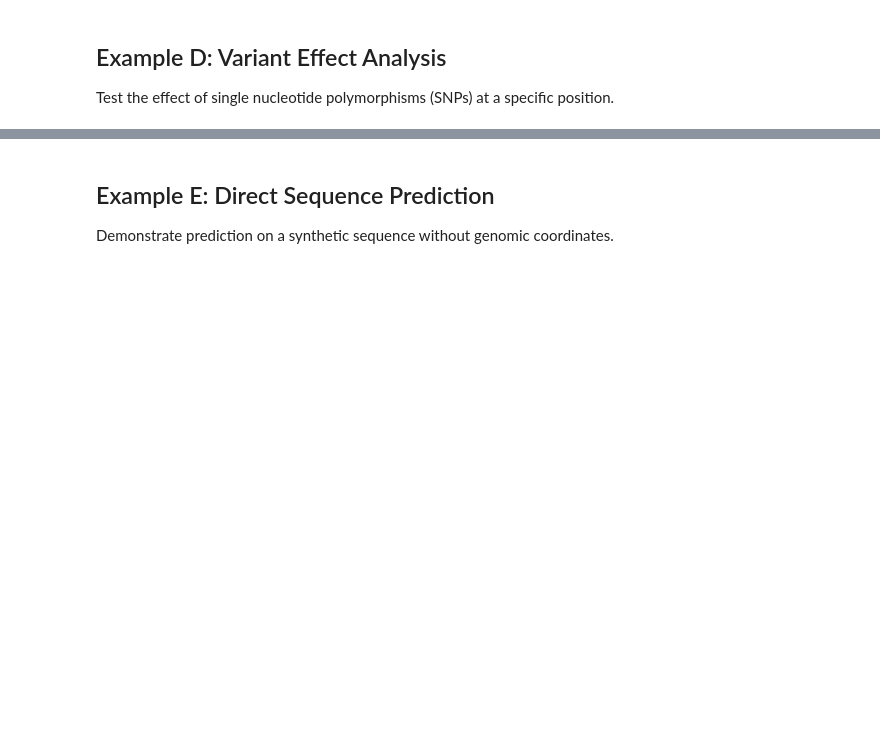
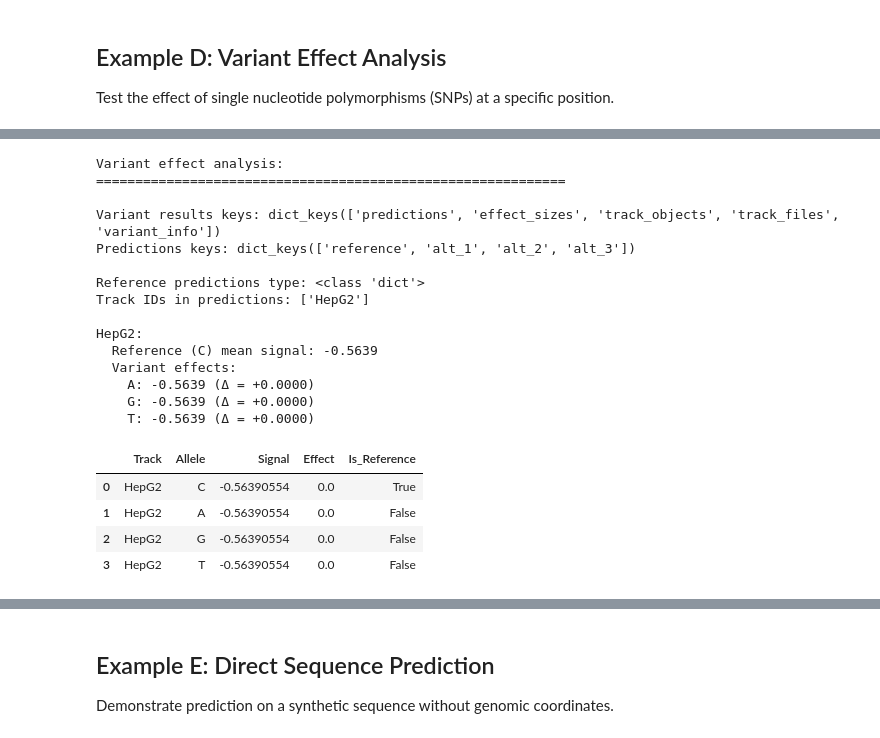
Before and after one commit to pinellolab/chorus, a Jupyter notebook: examples/legnet_gata_example.ipynb, the cells around one changed output, grey strips where cells are left out. Drawn from its saved outputs; the diff is of its cells as text; code cells hidden in the pictures; blank space fills up the shorter version.

```diff
--- a/examples/legnet_gata_example.ipynb
+++ b/examples/legnet_gata_example.ipynb
@@ -284,7 +357,7 @@ print(f"\nReference predictions type: {type(ref_predictions)}")
 if isinstance(ref_predictions, dict):
     print(f"Track IDs in predictions: {list(ref_predictions.keys())}")
 
-for track_id in track_ids:
+for track_id in ['HepG2']:
     # Get reference signal for this track
     ref_signal = np.mean(ref_predictions[track_id])
 
@@ -294,33 +367,54 @@ for track_id in track_ids:
 
     # Add reference to dataframe
     variant_effects.append({
         'Track': track_id,
         'Allele': ref_seq,
         'Signal': ref_signal,
         'Effect': 0.0,
         'Is_Reference': True
     })
 
     # Add alternatives
     for i, allele in enumerate(alt_alleles):
         allele_key = f'alt_{i+1}'
         if allele_key in variant_results['predictions']:
             alt_predictions = variant_results['predictions'][allele_key]
             alt_signal = np.mean(alt_predictions[track_id])
             effect = alt_signal - ref_signal
             print(f"    {allele}: {alt_signal:.4f} (Δ = {effect:+.4f})")
 
             variant_effects.append({
                 'Track': track_id,
                 'Allele': allele,
                 'Signal': alt_signal,
                 'Effect': effect,
                 'Is_Reference': False
             })
 
 # Create DataFrame for easier analysis
 variant_df = pd.DataFrame(variant_effects)
 variant_df
+# %% [output]
+Variant effect analysis:
+============================================================
+
+Variant results keys: dict_keys(['predictions', 'effect_sizes', 'track_objects', 'track_files', 'variant_info'])
+Predictions keys: dict_keys(['reference', 'alt_1', 'alt_2', 'alt_3'])
+
+Reference predictions type: <class 'dict'>
+Track IDs in predictions: ['HepG2']
+
+HepG2:
+  Reference (C) mean signal: -0.5639
+  Variant effects:
+    A: -0.5639 (Δ = +0.0000)
+    G: -0.5639 (Δ = +0.0000)
+    T: -0.5639 (Δ = +0.0000)
+|  | Track | Allele | Signal | Effect | Is_Reference |
+| 0 | HepG2 | C | -0.56390554 | 0.0 | True |
+| 1 | HepG2 | A | -0.56390554 | 0.0 | False |
+| 2 | HepG2 | G | -0.56390554 | 0.0 | False |
+| 3 | HepG2 | T | -0.56390554 | 0.0 | False |
 # %%
 # Visualize variant effects as bar chart
 fig, axes = plt.subplots(1, 2, figsize=(14, 5))
```
Also changed, not shown: parts of 20 cells of this notebook, 1 other file.
